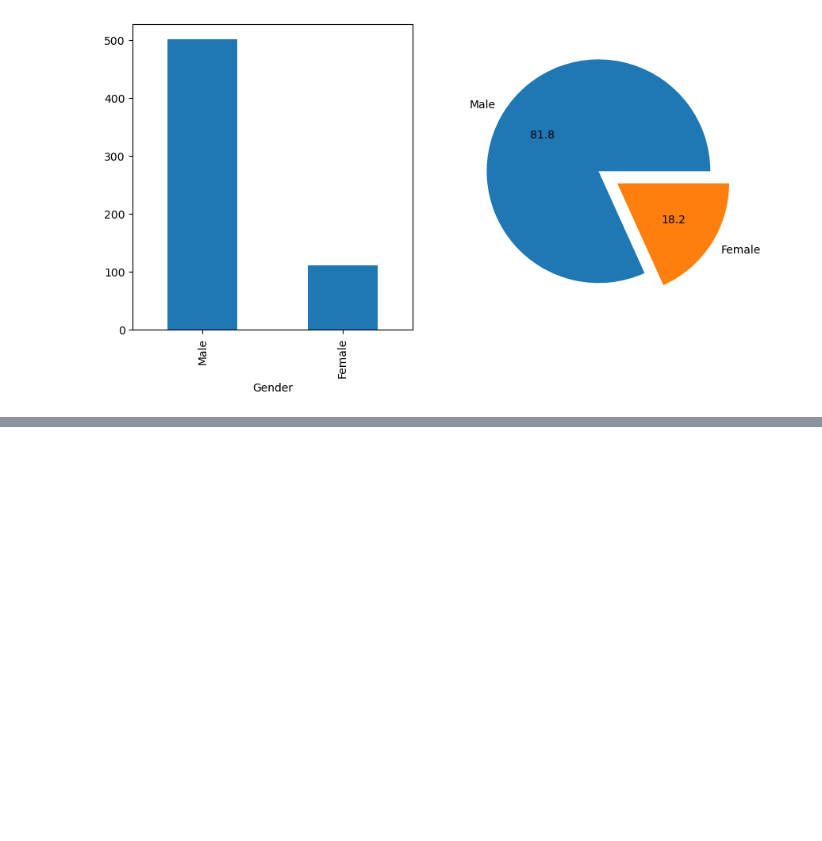
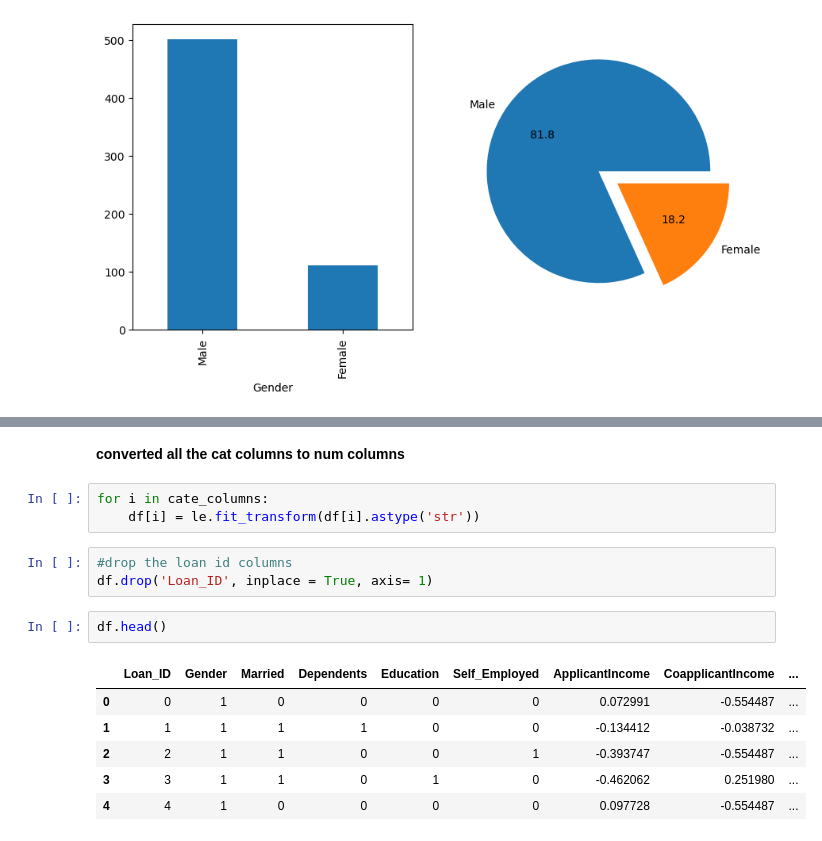
Before and after one commit to pankaj7322/Loan-Prediction, a Jupyter notebook: loan_prediction.ipynb, the cells around one changed output, grey strips where cells are left out. Cells and saved outputs as stored; diff of their text form; blank space fills up the shorter version.

```diff
--- a/loan_prediction.ipynb
+++ b/loan_prediction.ipynb
@@ -710,0 +724,17 @@ df.describe()
+# %% [markdown]
+**converted all the cat columns to num columns**
+# %%
+for i in cate_columns:
+    df[i] = le.fit_transform(df[i].astype('str'))
+# %%
+#drop the loan id columns
+df.drop('Loan_ID', inplace = True, axis= 1)
+# %%
+df.head()
+# %% [output]
+|  | Loan_ID | Gender | Married | Dependents | Education | Self_Employed | ApplicantIncome | CoapplicantIncome | ... |
+| 0 | 0 | 1 | 0 | 0 | 0 | 0 | 0.072991 | -0.554487 | ... |
+| 1 | 1 | 1 | 1 | 1 | 0 | 0 | -0.134412 | -0.038732 | ... |
+| 2 | 2 | 1 | 1 | 0 | 0 | 1 | -0.393747 | -0.554487 | ... |
+| 3 | 3 | 1 | 1 | 0 | 1 | 0 | -0.462062 | 0.251980 | ... |
+| 4 | 4 | 1 | 0 | 0 | 0 | 0 | 0.097728 | -0.554487 | ... |
```
Also changed, not shown: parts of 12 cells of this notebook.
